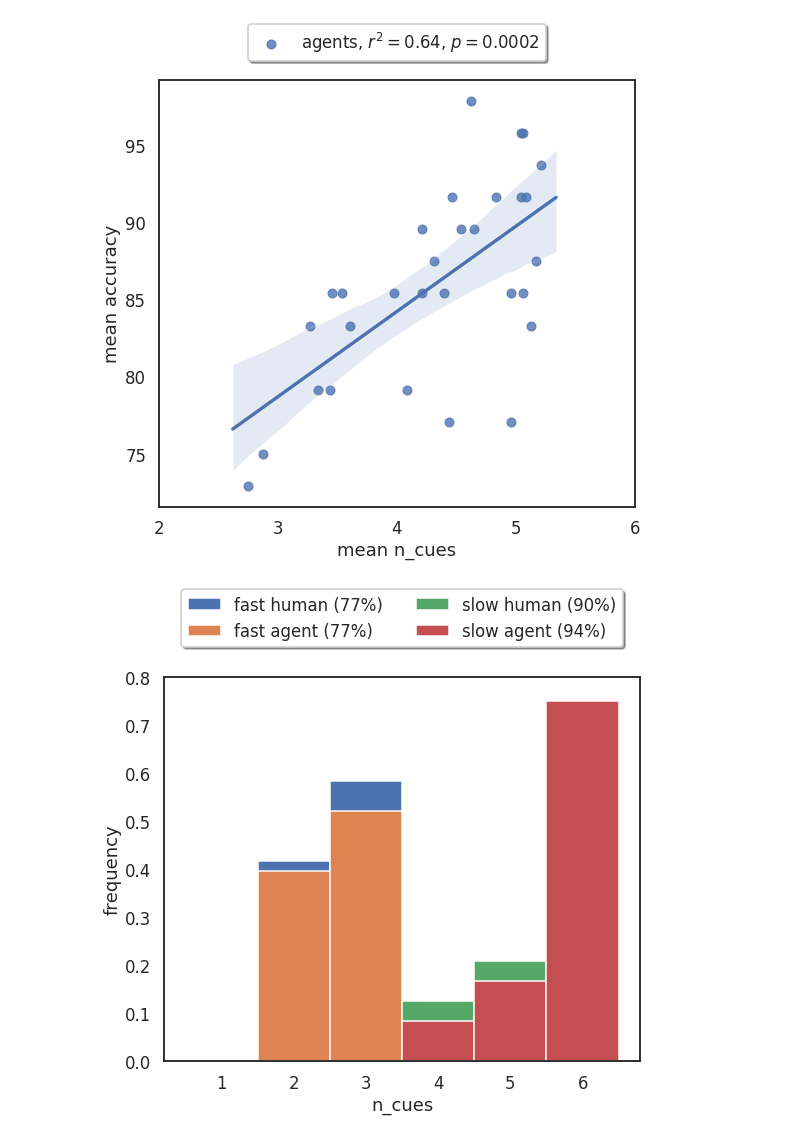
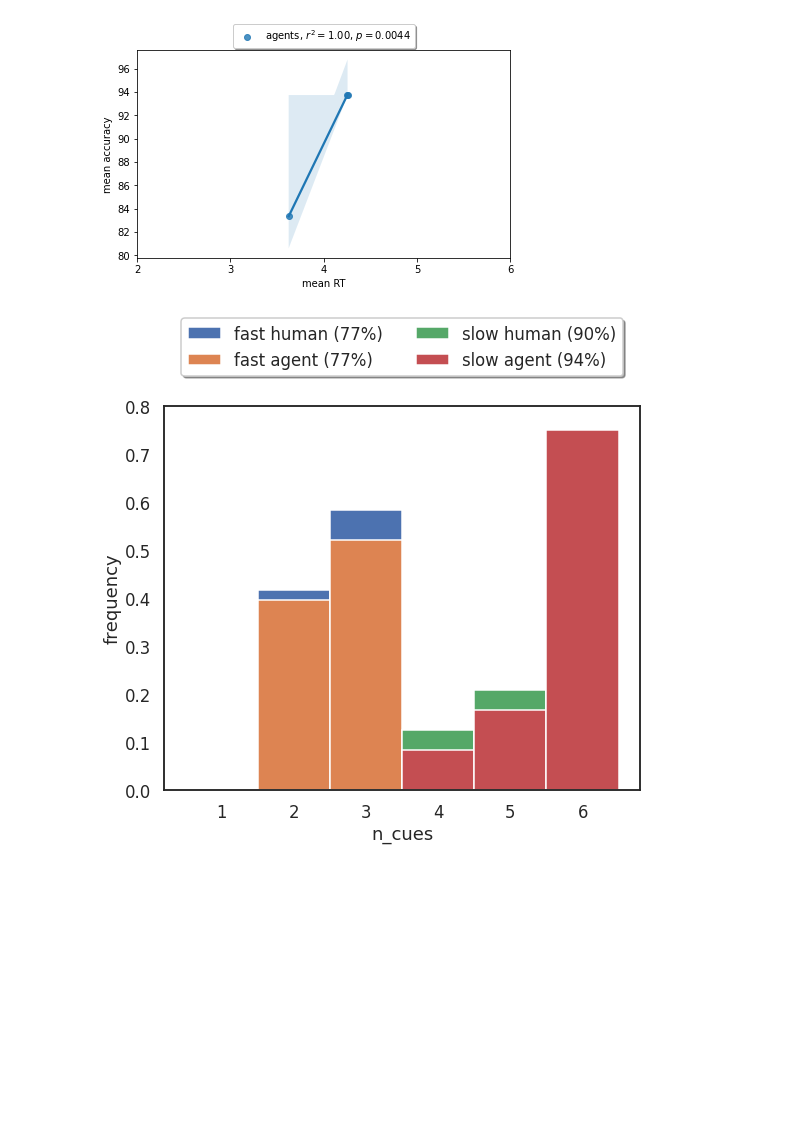
Before and after one commit to psipeter/decision_strategies, a Jupyter notebook: plotter.ipynb, the cells around one changed output. Drawn from its saved outputs; the diff is of its cells as text; code cells hidden in the pictures; blank space fills up the shorter version.

```diff
--- a/plotter.ipynb
+++ b/plotter.ipynb
@@ -4,5 +4,3 @@ import matplotlib.pyplot as plt
 import seaborn as sns
 import scipy
 import pandas as pd
-
-sns.set(style="white", context="talk")
@@ -20 +7,4 @@ data = [np.load("data/%s.npz"%n) for n in range(n_trials)]
+# %%
+n_agents = 3
+data = [np.load("data/%s.npz"%(n+1)) for n in range(n_agents)]
 # %%
@@ -31,16 +21,15 @@ plt.savefig("plots/ncues_distribution_model.png")
 # %%
-mean_ncues_agent = np.array([np.mean(D['ncues_simulated']) for D in data])
-mean_accuracy_agent = np.array([100*np.mean(D['corrects_simulated']) for D in data])
-agent_r2 = scipy.stats.linregress(mean_ncues_agent, mean_accuracy_agent)[2]
-agent_p = scipy.stats.linregress(mean_ncues_agent, mean_accuracy_agent)[3]
-fig, ax = plt.subplots(figsize=((8, 8)))
-sns.regplot(mean_ncues_agent, mean_accuracy_agent, label=r"agents, $r^2=%.2f$, $p=%.4f$"%(agent_r2, agent_p))
-ax.set(xlabel='mean n_cues', ylabel='mean accuracy', xlim=((2, 6)), xticks=([2,3,4,5,6]))#, ylim=((50, 100))
+mean_RTs_agent = np.array([np.mean(D['RTs']) for D in data])
+mean_accuracy_agent = np.array([100*np.mean(D['accuracies']) for D in data])
+agent_r2, agent_p = scipy.stats.linregress(mean_RTs_agent, mean_accuracy_agent)[2:4]
+fig, ax = plt.subplots()
+sns.regplot(mean_RTs_agent, mean_accuracy_agent, label=r"agents, $r^2=%.2f$, $p=%.4f$"%(agent_r2, agent_p))
+ax.set(xlabel='mean RT', ylabel='mean accuracy', xlim=((2, 6)), xticks=([2,3,4,5,6]))#, ylim=((50, 100))
 ax.legend(loc='upper center', bbox_to_anchor=(0.5, 1.15), ncol=1, fancybox=True, shadow=True)
 plt.tight_layout()
-plt.savefig("plots/speed_vs_accuracy_model.png")
+plt.savefig("plots/SAT_model.pdf")
 # %% [output]
-[figure, old version]
+[figure, new version]
 # %%
 cues = pd.read_csv('how_many_cues.csv', sep=';')
 stim = pd.read_csv('input_stimuli.csv',sep=';')
```
Also changed, not shown: parts of 2 cells of this notebook, 1 other file.
